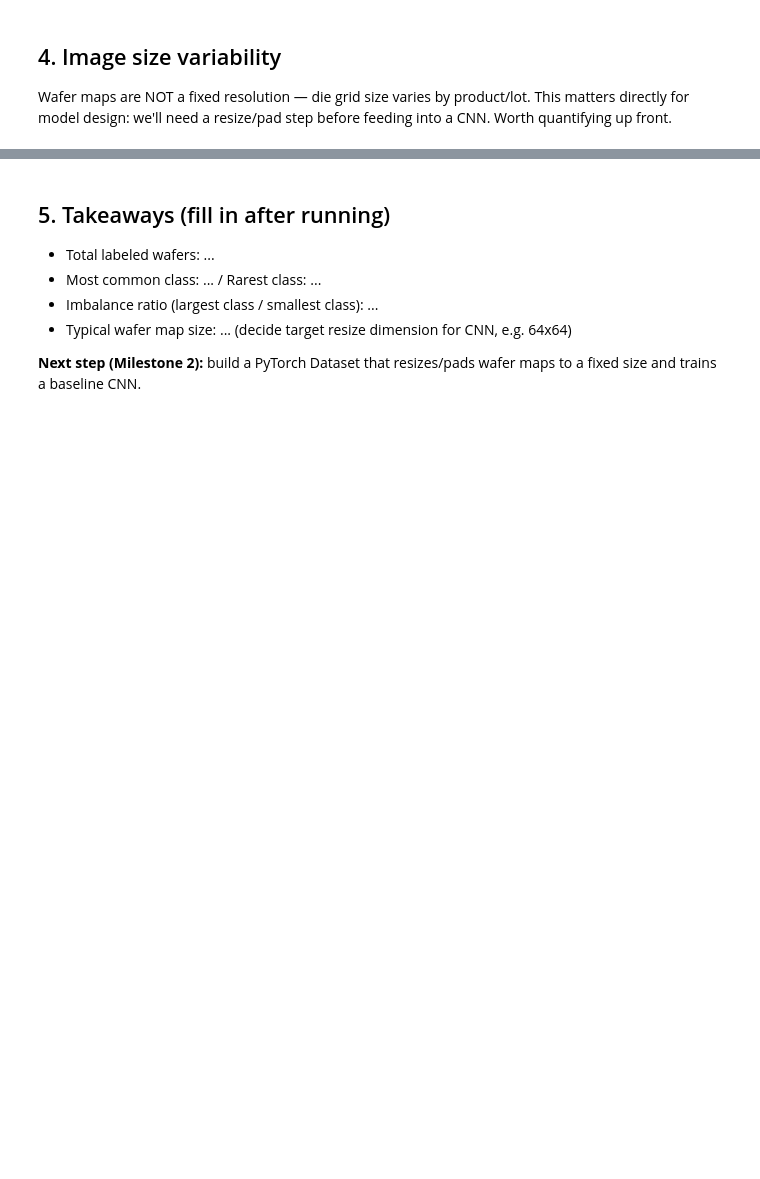
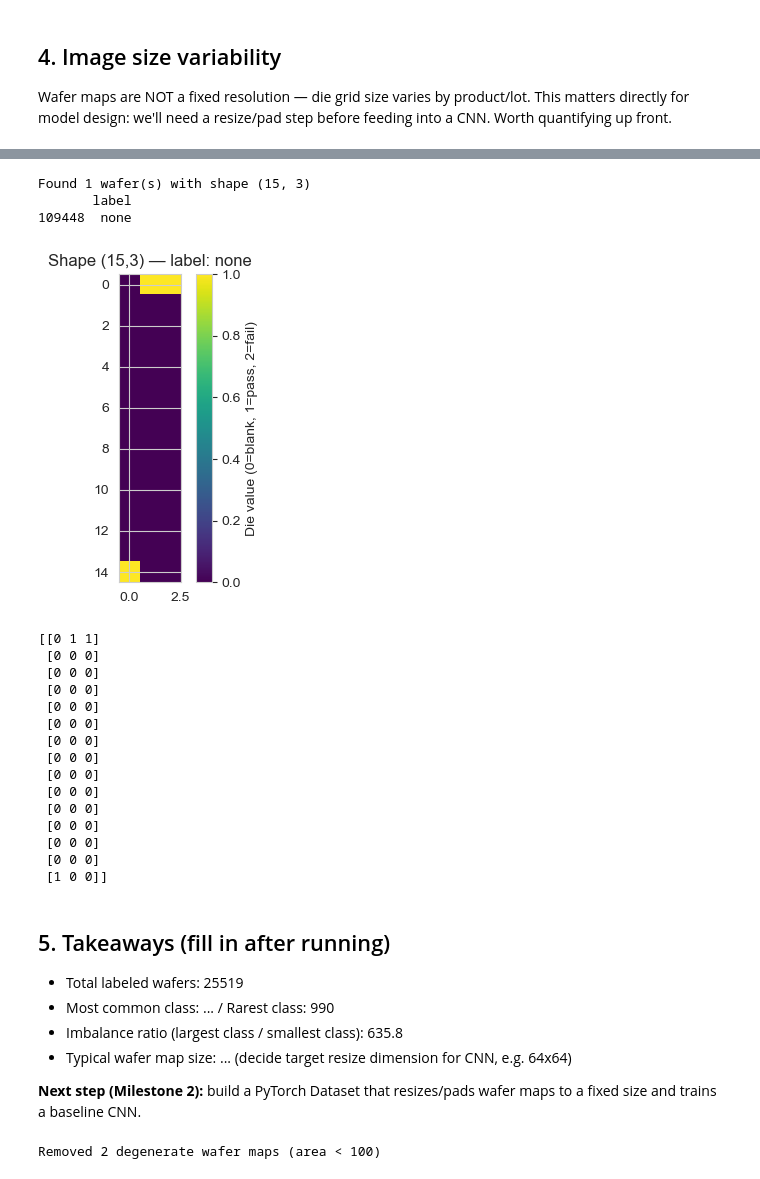
Before and after one commit to SravanPuvvada/wafer-defect-classification, a Jupyter notebook: notebooks/01_eda.ipynb, the cells around one changed output, grey strips where cells are left out. Saved outputs shown, nothing was run; the diff lists cells and outputs as text; code cells hidden in the pictures; blank space fills up the shorter version.

```diff
--- a/notebooks/01_eda.ipynb
+++ b/notebooks/01_eda.ipynb
@@ -108,10 +275,59 @@ plt.show()
+# %%
+# Find and inspect the wafer(s) with the unusual (15, 3) shape
+
+shapes = df["waferMap"].apply(lambda x: x.shape)
+outlier_mask = shapes == (15, 3)
+
+outlier_rows = df[outlier_mask]
+print(f"Found {len(outlier_rows)} wafer(s) with shape (15, 3)")
+print(outlier_rows[["label"]])  # what defect class is it labeled as?
+
+# Visualize the first one
+sample = outlier_rows.iloc[0]
+plt.figure(figsize=(4, 4))
+plt.imshow(sample["waferMap"], cmap="viridis")
+plt.title(f"Shape (15,3) — label: {sample['label']}")
+plt.colorbar(label="Die value (0=blank, 1=pass, 2=fail)")
+plt.show()
+
+# Also print the raw array itself — with only 45 values total, easy to eyeball directly
+print(sample["waferMap"])
+# %% [output]
+Found 1 wafer(s) with shape (15, 3)
+       label
+109448  none
+[figure, added]
+[[0 1 1]
+ [0 0 0]
+ [0 0 0]
+ [0 0 0]
+ [0 0 0]
+ [0 0 0]
+ [0 0 0]
+ [0 0 0]
+ [0 0 0]
+ [0 0 0]
+ [0 0 0]
+ [0 0 0]
+ [0 0 0]
+ [0 0 0]
+ [1 0 0]]
 # %% [markdown]
 ## 5. Takeaways (fill in after running)
 
-- Total labeled wafers: ...
-- Most common class: ... / Rarest class: ...
-- Imbalance ratio (largest class / smallest class): ...
+- Total labeled wafers: 25519
+- Most common class: ... / Rarest class: 990
+- Imbalance ratio (largest class / smallest class): 635.8
 - Typical wafer map size: ... (decide target resize dimension for CNN, e.g. 64x64)
 
 **Next step (Milestone 2):** build a PyTorch Dataset that resizes/pads
 wafer maps to a fixed size and trains a baseline CNN.
+# %%
+# Set a minimum area threshold to filter out degenerate/corrupted wafer maps
+MIN_AREA = 100  # adjust based on your area distribution's lower percentiles
+
+areas = shapes.apply(lambda s: s[0] * s[1])
+df_clean = df[areas >= MIN_AREA].reset_index(drop=True)
+print(f"Removed {len(df) - len(df_clean)} degenerate wafer maps (area < {MIN_AREA})")
+# %% [output]
+Removed 2 degenerate wafer maps (area < 100)
```
Also changed, not shown: parts of 13 cells of this notebook, 1 other file.
